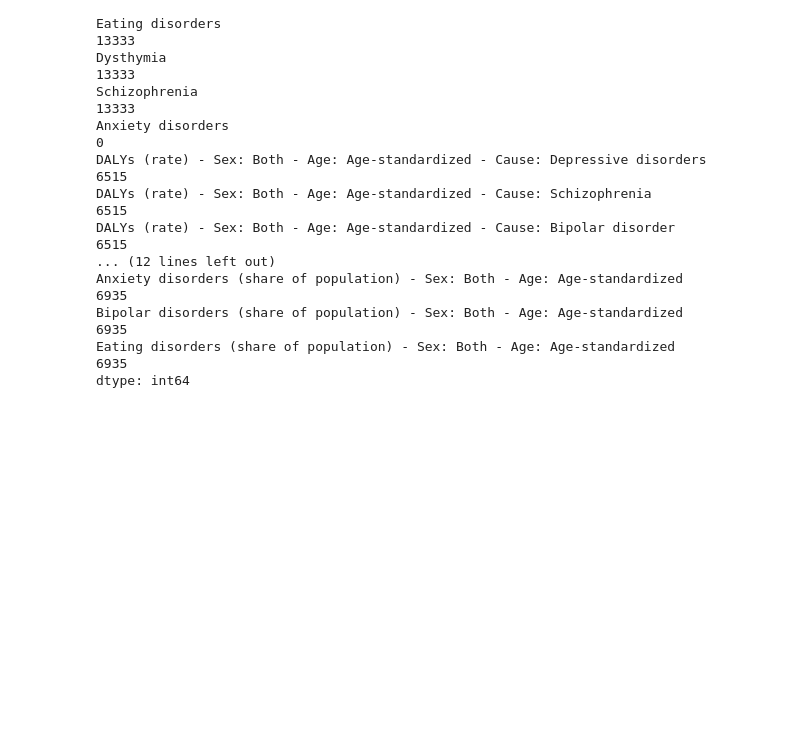
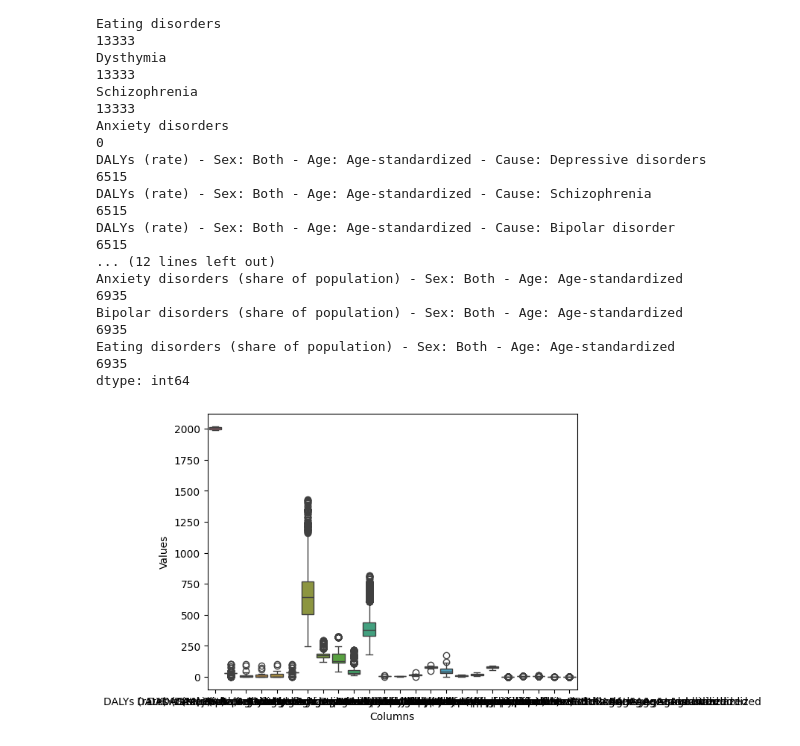
Before and after one commit to CheropS/Mental_health, a Jupyter notebook: index.ipynb, the cells around one changed output. Drawn from its saved outputs; the diff is of its cells as text; code cells hidden in the pictures; blank space fills up the shorter version.

Commit message:
checking outliers in data

```diff
--- a/index.ipynb
+++ b/index.ipynb
@@ -229,3 +234,11 @@ Anxiety disorders (share of population) - Sex: Both - Age: Age-standardized
 Bipolar disorders (share of population) - Sex: Both - Age: Age-standardized           6935
 Eating disorders (share of population) - Sex: Both - Age: Age-standardized            6935
 dtype: int64
+# %%
+#Check for existing outliers in the numerical data
+sns.boxplot(combined_df)
+plt.xlabel("Columns")
+plt.ylabel("Values")
+plt.show()
+# %% [output]
+[figure, added]
```
Also changed, not shown: parts of 2 cells of this notebook.
